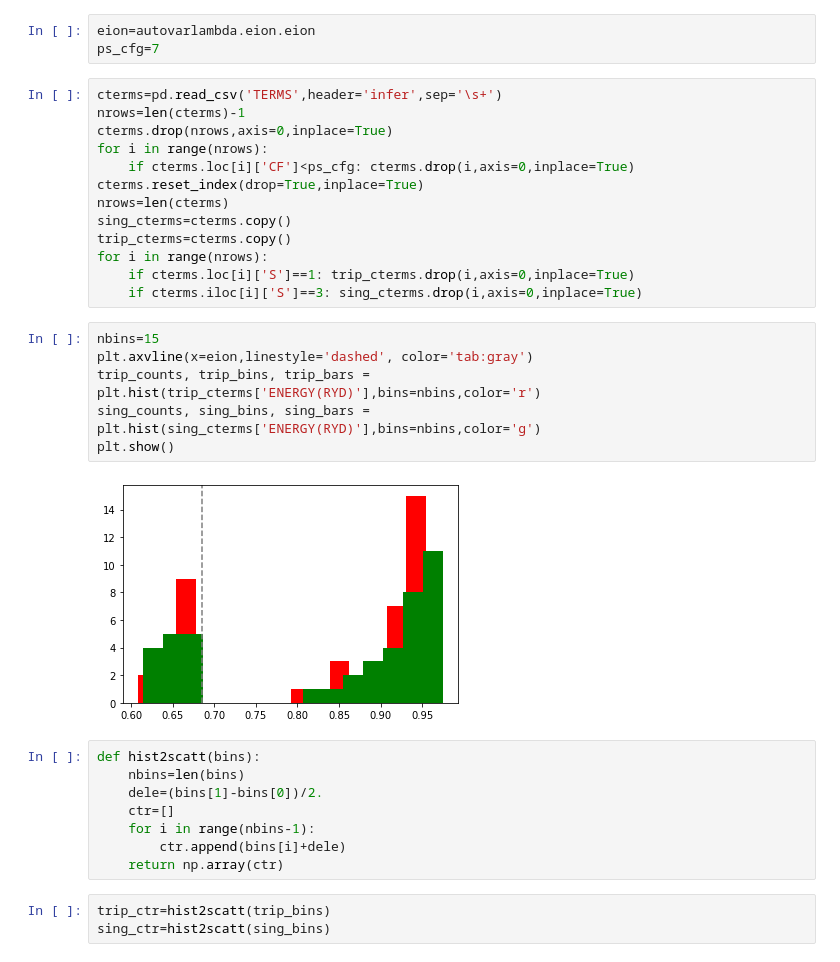
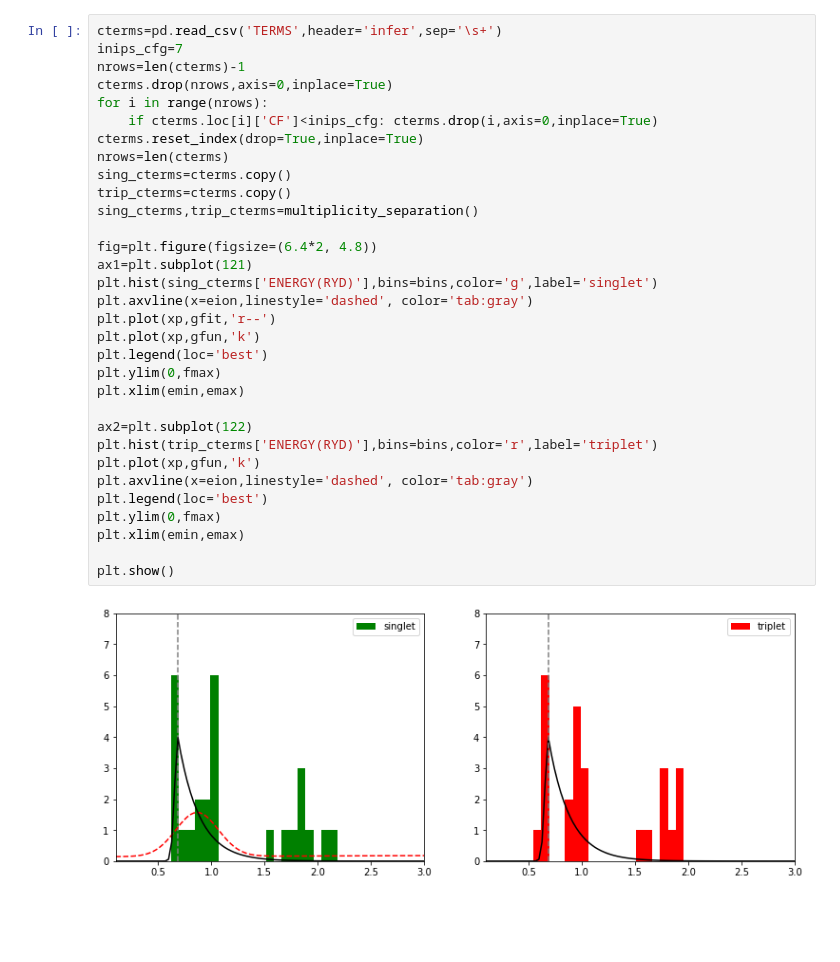
Before and after one commit to ale-mendez/gpyopt_varlambda, a Jupyter notebook: be0+_varlam/test_pseudo/Untitled.ipynb, the cells around one changed output. Saved outputs shown, nothing was run; the diff lists cells and outputs as text; blank space fills up the shorter version.

```diff
--- a/be0+_varlam/test_pseudo/Untitled.ipynb
+++ b/be0+_varlam/test_pseudo/Untitled.ipynb
@@ -682,35 +836,34 @@ if pseudo==True:
-# %%
-eion=autovarlambda.eion.eion
-ps_cfg=7
 # %%
 cterms=pd.read_csv('TERMS',header='infer',sep='\s+')
+inips_cfg=7
 nrows=len(cterms)-1
 cterms.drop(nrows,axis=0,inplace=True)
 for i in range(nrows):
-    if cterms.loc[i]['CF']<ps_cfg: cterms.drop(i,axis=0,inplace=True)
+    if cterms.loc[i]['CF']<inips_cfg: cterms.drop(i,axis=0,inplace=True)
 cterms.reset_index(drop=True,inplace=True)
 nrows=len(cterms)
 sing_cterms=cterms.copy()
 trip_cterms=cterms.copy()
-for i in range(nrows):
-    if cterms.loc[i]['S']==1: trip_cterms.drop(i,axis=0,inplace=True)
-    if cterms.iloc[i]['S']==3: sing_cterms.drop(i,axis=0,inplace=True)
+sing_cterms,trip_cterms=multiplicity_separation()
+
+fig=plt.figure(figsize=(6.4*2, 4.8))
+ax1=plt.subplot(121)
+plt.hist(sing_cterms['ENERGY(RYD)'],bins=bins,color='g',label='singlet')
+plt.axvline(x=eion,linestyle='dashed', color='tab:gray')
+plt.plot(xp,gfit,'r--')
+plt.plot(xp,gfun,'k')
+plt.legend(loc='best')
+plt.ylim(0,fmax)
+plt.xlim(emin,emax)
+
+ax2=plt.subplot(122)
+plt.hist(trip_cterms['ENERGY(RYD)'],bins=bins,color='r',label='triplet')
+plt.plot(xp,gfun,'k')
+plt.axvline(x=eion,linestyle='dashed', color='tab:gray')
+plt.legend(loc='best')
+plt.ylim(0,fmax)
+plt.xlim(emin,emax)
+
+plt.show()
+# %% [output]
+[figure, added]
-# %%
-nbins=15
-plt.axvline(x=eion,linestyle='dashed', color='tab:gray')
-trip_counts, trip_bins, trip_bars = plt.hist(trip_cterms['ENERGY(RYD)'],bins=nbins,color='r')
-sing_counts, sing_bins, sing_bars = plt.hist(sing_cterms['ENERGY(RYD)'],bins=nbins,color='g')
-plt.show()
-# %% [output]
-[figure, removed]
-# %%
-def hist2scatt(bins):
-    nbins=len(bins)
-    dele=(bins[1]-bins[0])/2.
-    ctr=[]
-    for i in range(nbins-1):
-        ctr.append(bins[i]+dele)
-    return np.array(ctr)
-# %%
-trip_ctr=hist2scatt(trip_bins)
-sing_ctr=hist2scatt(sing_bins)
```
Also changed, not shown: parts of 8 cells of this notebook, 16 other files.
